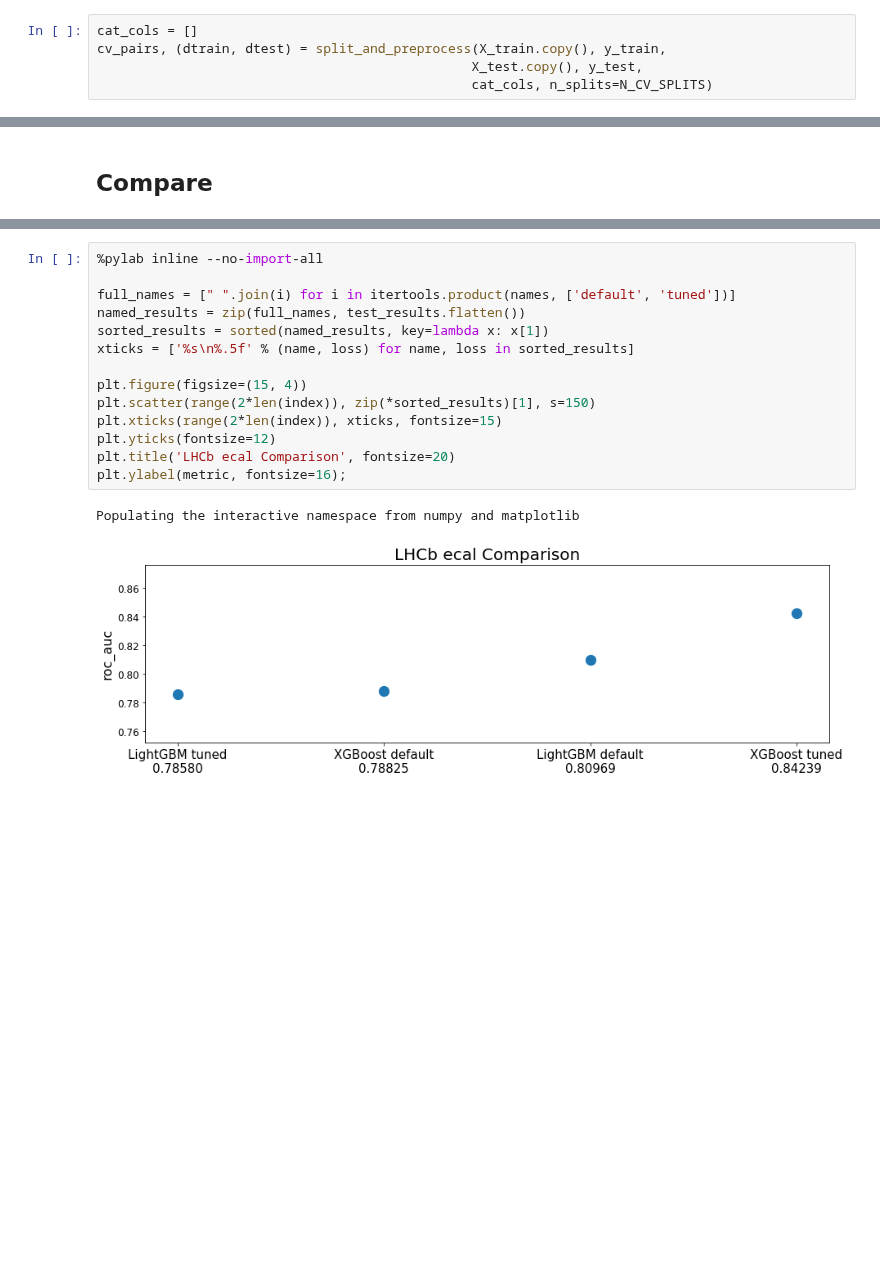
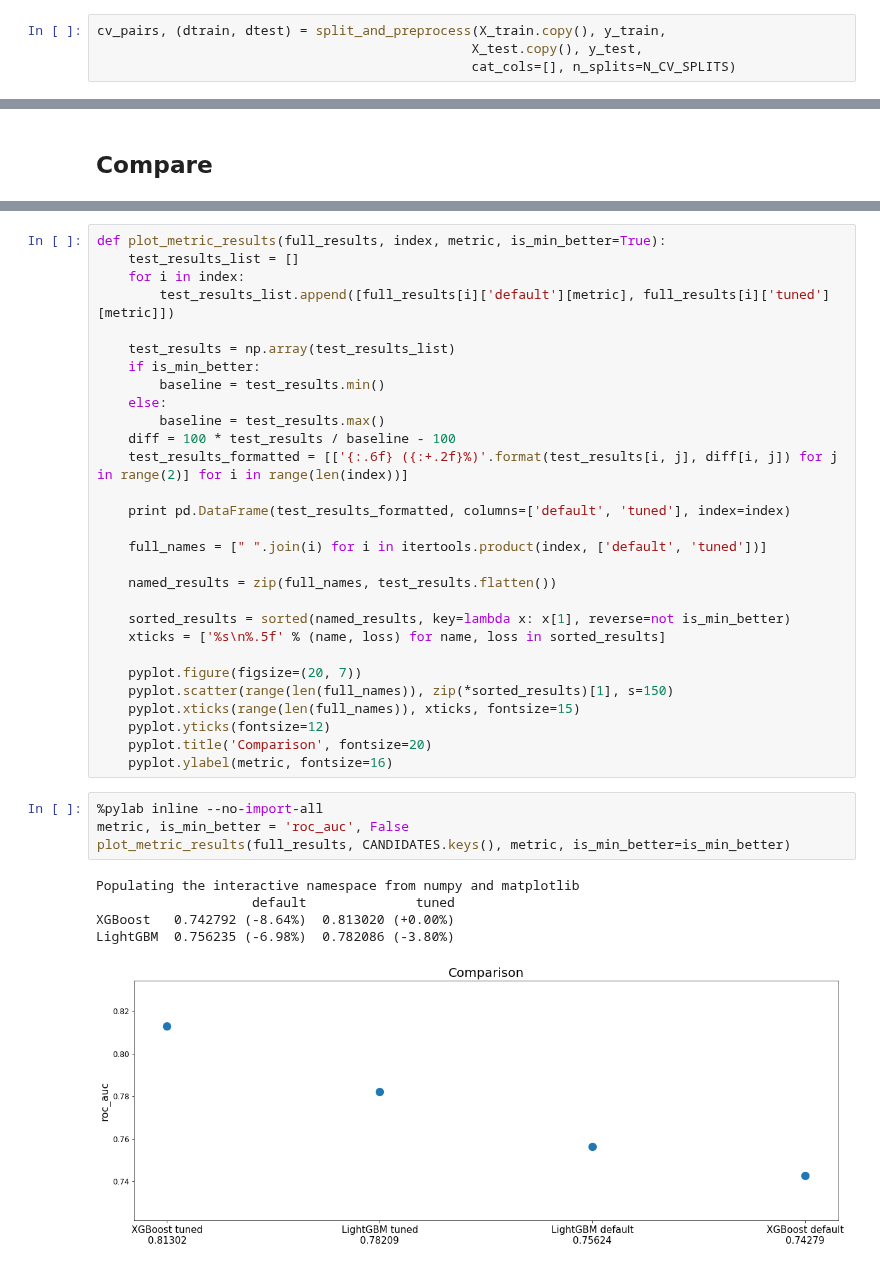
Before and after one commit to yandexdataschool/modelgym, a Jupyter notebook: model_search.ipynb, the cells around one changed output, grey strips where cells are left out. Drawn from its saved outputs; the diff is of its cells as text; blank space fills up the shorter version.

```diff
--- a/model_search.ipynb
+++ b/model_search.ipynb
@@ -65,6 +81,5 @@ from sklearn.model_selection import train_test_split
 X_train, X_test, y_train, y_test, w_train, w_test = train_test_split(X, y, weights, test_size=TEST_SIZE)
 # %%
-cat_cols = []
 cv_pairs, (dtrain, dtest) = split_and_preprocess(X_train.copy(), y_train,
                                                 X_test.copy(), y_test,
-                                                cat_cols, n_splits=N_CV_SPLITS)
+                                                cat_cols=[], n_splits=N_CV_SPLITS)
@@ -185,17 +170,39 @@ pd.DataFrame(res, columns=['default', 'tuned'], index=index)
 # %%
-%pylab inline --no-import-all
+def plot_metric_results(full_results, index, metric, is_min_better=True):
+    test_results_list = []
+    for i in index:
+        test_results_list.append([full_results[i]['default'][metric], full_results[i]['tuned'][metric]])
 
-full_names = [" ".join(i) for i in itertools.product(names, ['default', 'tuned'])]
-named_results = zip(full_names, test_results.flatten())
-sorted_results = sorted(named_results, key=lambda x: x[1])
-xticks = ['%s\n%.5f' % (name, loss) for name, loss in sorted_results]
+    test_results = np.array(test_results_list)
+    if is_min_better:
+        baseline = test_results.min()
+    else:
+        baseline = test_results.max()
+    diff = 100 * test_results / baseline - 100
+    test_results_formatted = [['{:.6f} ({:+.2f}%)'.format(test_results[i, j], diff[i, j]) for j in range(2)] for i in range(len(index))]
 
-plt.figure(figsize=(15, 4))
-plt.scatter(range(2*len(index)), zip(*sorted_results)[1], s=150)
-plt.xticks(range(2*len(index)), xticks, fontsize=15)
-plt.yticks(fontsize=12)
-plt.title('LHCb ecal Comparison', fontsize=20)
-plt.ylabel(metric, fontsize=16);
+    print pd.DataFrame(test_results_formatted, columns=['default', 'tuned'], index=index)
+
+    full_names = [" ".join(i) for i in itertools.product(index, ['default', 'tuned'])]
+
+    named_results = zip(full_names, test_results.flatten())
+
+    sorted_results = sorted(named_results, key=lambda x: x[1], reverse=not is_min_better)
+    xticks = ['%s\n%.5f' % (name, loss) for name, loss in sorted_results]
+
+    pyplot.figure(figsize=(20, 7))
+    pyplot.scatter(range(len(full_names)), zip(*sorted_results)[1], s=150)
+    pyplot.xticks(range(len(full_names)), xticks, fontsize=15)
+    pyplot.yticks(fontsize=12)
+    pyplot.title('Comparison', fontsize=20)
+    pyplot.ylabel(metric, fontsize=16)
-# %% [output]
-Populating the interactive namespace from numpy and matplotlib
-[figure, removed]
+# %%
+%pylab inline --no-import-all
+metric, is_min_better = 'roc_auc', False
+plot_metric_results(full_results, CANDIDATES.keys(), metric, is_min_better=is_min_better)
+# %% [output]
+Populating the interactive namespace from numpy and matplotlib
+                    default              tuned
+XGBoost   0.742792 (-8.64%)  0.813020 (+0.00%)
+LightGBM  0.756235 (-6.98%)  0.782086 (-3.80%)
+[figure, added]
```
Also changed, not shown: parts of 12 cells of this notebook, 2 other files.
